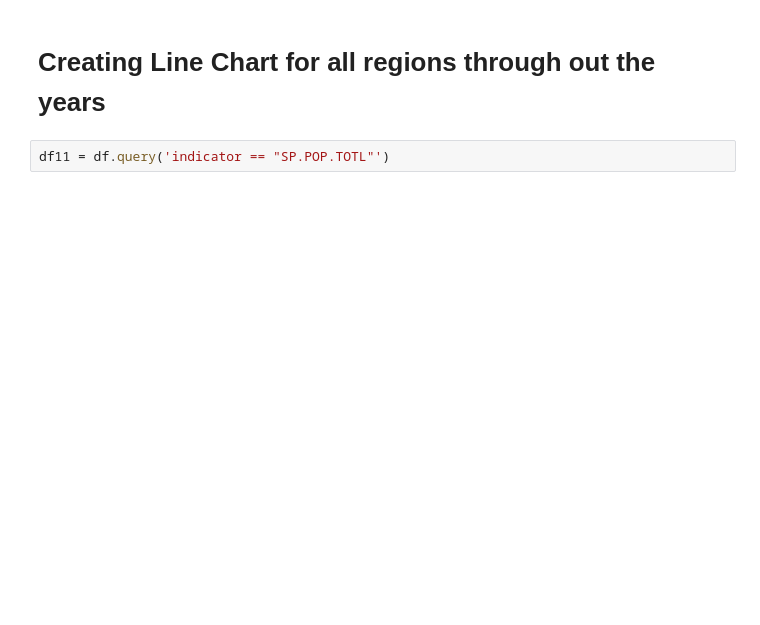
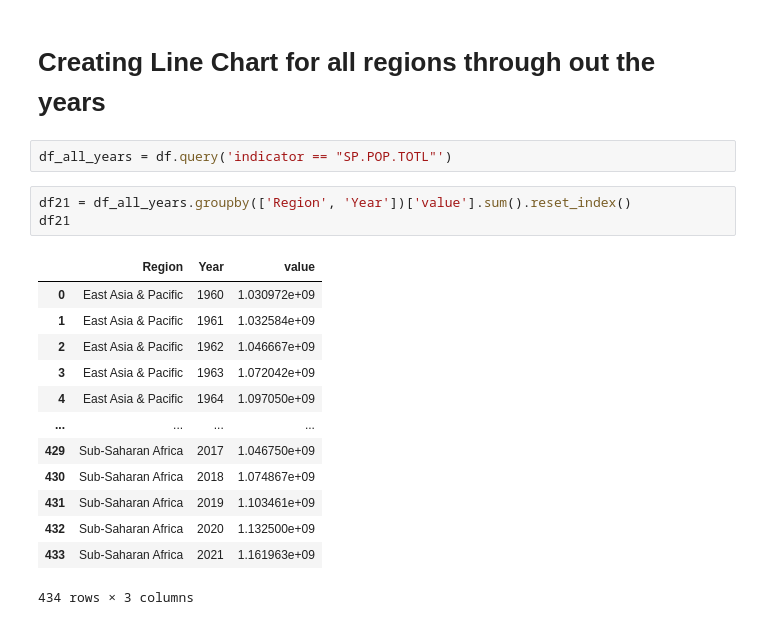
Before and after one commit to Zarak00/Data690_fall2022, a Jupyter notebook: assignments_07/assignment_07.ipynb, the cells around one changed output. Drawn from its saved outputs; the diff is of its cells as text; blank space fills up the shorter version.

```diff
--- a/assignments_07/assignment_07.ipynb
+++ b/assignments_07/assignment_07.ipynb
@@ -336,6 +287,23 @@ fig.show()
 # %% [markdown]
 # Creating Line Chart for all regions through out the years
 # %%
-df11 = df.query('indicator == "SP.POP.TOTL"')
+df_all_years = df.query('indicator == "SP.POP.TOTL"')
+# %%
+df21 = df_all_years.groupby(['Region', 'Year'])['value'].sum().reset_index()
+df21
+# %% [output]
+|  | Region | Year | value |
+| 0 | East Asia & Pacific | 1960 | 1.030972e+09 |
+| 1 | East Asia & Pacific | 1961 | 1.032584e+09 |
+| 2 | East Asia & Pacific | 1962 | 1.046667e+09 |
+| 3 | East Asia & Pacific | 1963 | 1.072042e+09 |
+| 4 | East Asia & Pacific | 1964 | 1.097050e+09 |
+| ... | ... | ... | ... |
+| 429 | Sub-Saharan Africa | 2017 | 1.046750e+09 |
+| 430 | Sub-Saharan Africa | 2018 | 1.074867e+09 |
+| 431 | Sub-Saharan Africa | 2019 | 1.103461e+09 |
+| 432 | Sub-Saharan Africa | 2020 | 1.132500e+09 |
+| 433 | Sub-Saharan Africa | 2021 | 1.161963e+09 |
+434 rows × 3 columns
 # %%
 fig = px.line(
```
Also changed, not shown: parts of 18 cells of this notebook.
